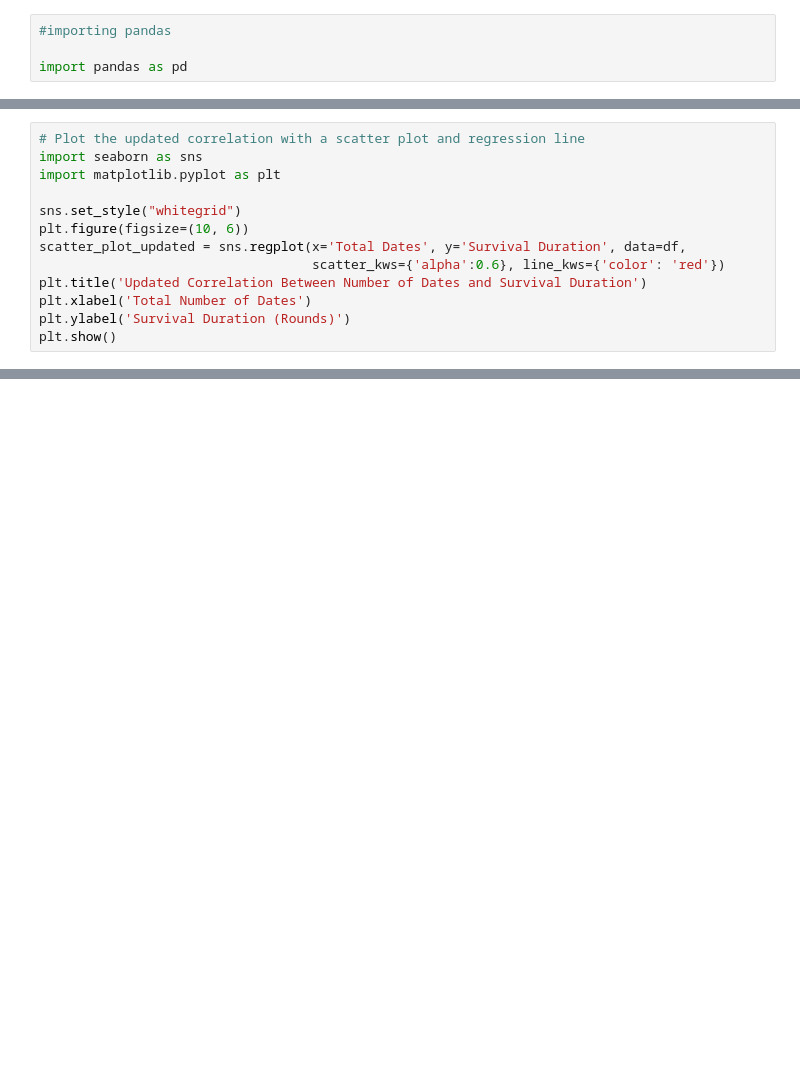
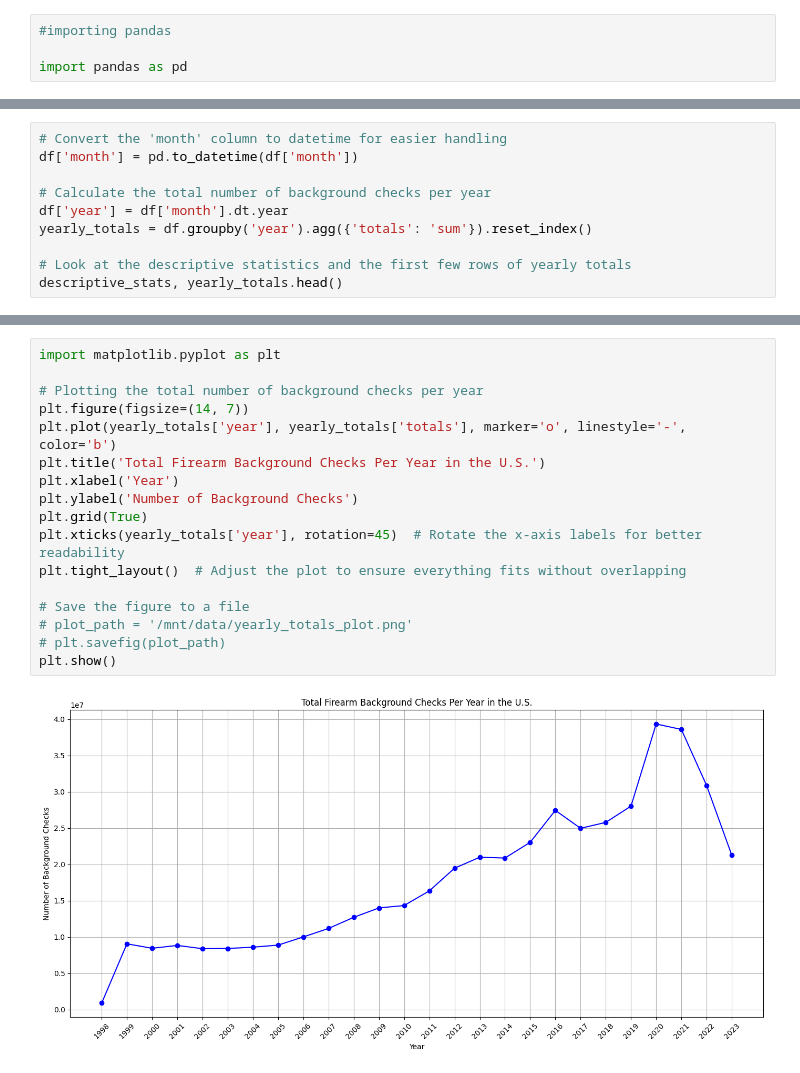
Before and after one commit to VUDataSci/data-presentation-aryaan05, a Jupyter notebook: Code.ipynb, the cells around one changed output, grey strips where cells are left out. Cells and saved outputs as stored; diff of their text form; blank space fills up the shorter version.

```diff
--- a/Code.ipynb
+++ b/Code.ipynb
@@ -93,13 +32,0 @@ correlation_stats_updated = df[['Total Dates', 'Survival Duration']].corr()
-# %%
-# Plot the updated correlation with a scatter plot and regression line
-import seaborn as sns
-import matplotlib.pyplot as plt
-
-sns.set_style("whitegrid")
-plt.figure(figsize=(10, 6))
-scatter_plot_updated = sns.regplot(x='Total Dates', y='Survival Duration', data=df,
-                                   scatter_kws={'alpha':0.6}, line_kws={'color': 'red'})
-plt.title('Updated Correlation Between Number of Dates and Survival Duration')
-plt.xlabel('Total Number of Dates')
-plt.ylabel('Survival Duration (Rounds)')
-plt.show()
@@ -137,0 +36,10 @@ plt.show()
+# %%
+# Convert the 'month' column to datetime for easier handling
+df['month'] = pd.to_datetime(df['month'])
+
+# Calculate the total number of background checks per year
+df['year'] = df['month'].dt.year
+yearly_totals = df.groupby('year').agg({'totals': 'sum'}).reset_index()
+
+# Look at the descriptive statistics and the first few rows of yearly totals
+descriptive_stats, yearly_totals.head()
@@ -137,0 +64,19 @@ plt.show()
+# %%
+import matplotlib.pyplot as plt
+
+# Plotting the total number of background checks per year
+plt.figure(figsize=(14, 7))
+plt.plot(yearly_totals['year'], yearly_totals['totals'], marker='o', linestyle='-', color='b')
+plt.title('Total Firearm Background Checks Per Year in the U.S.')
+plt.xlabel('Year')
+plt.ylabel('Number of Background Checks')
+plt.grid(True)
+plt.xticks(yearly_totals['year'], rotation=45)  # Rotate the x-axis labels for better readability
+plt.tight_layout()  # Adjust the plot to ensure everything fits without overlapping
+
+# Save the figure to a file
+# plot_path = '/mnt/data/yearly_totals_plot.png'
+# plt.savefig(plot_path)
+plt.show()
+# %% [output]
+[figure, added]
```
Also changed, not shown: parts of 16 cells of this notebook.
